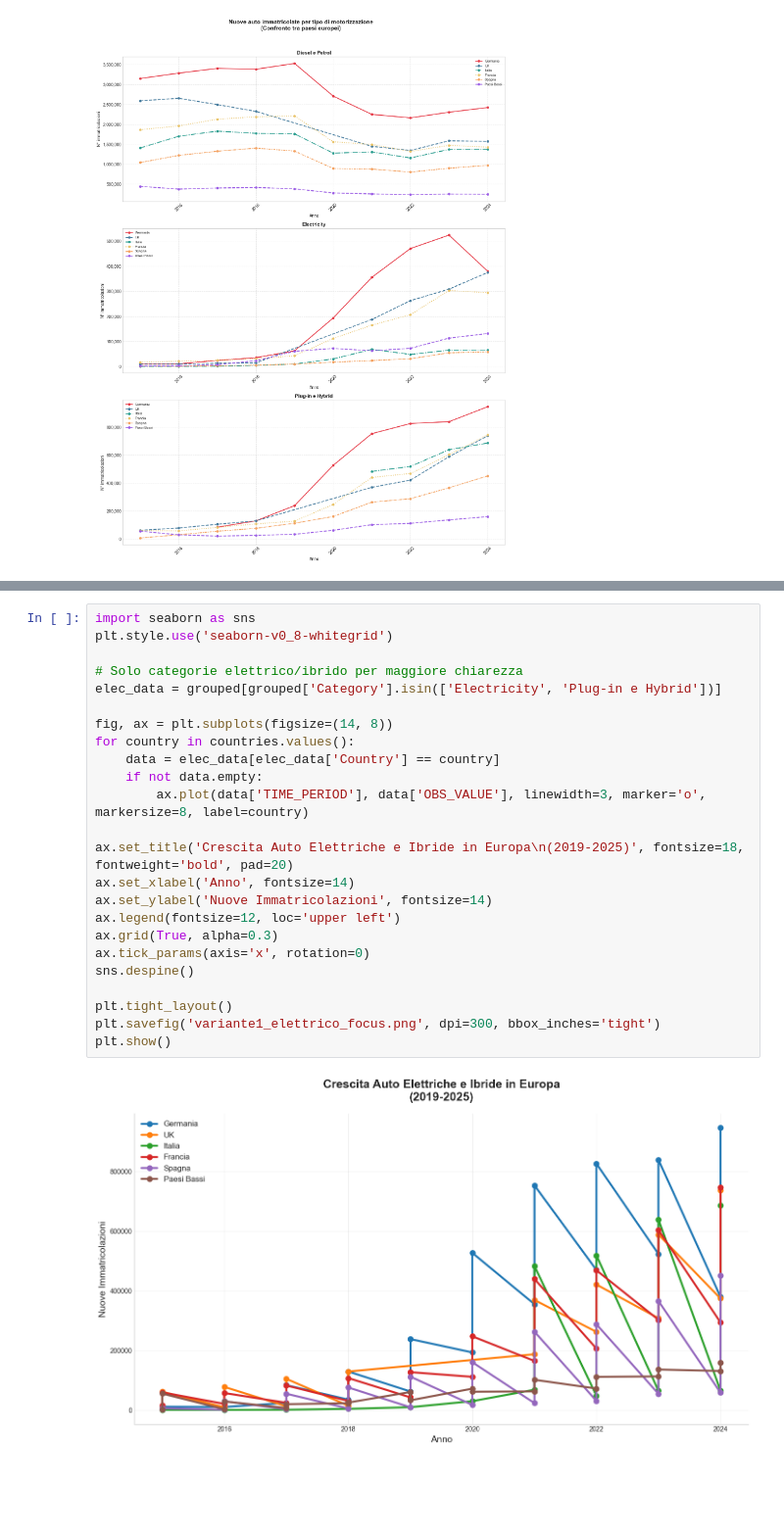
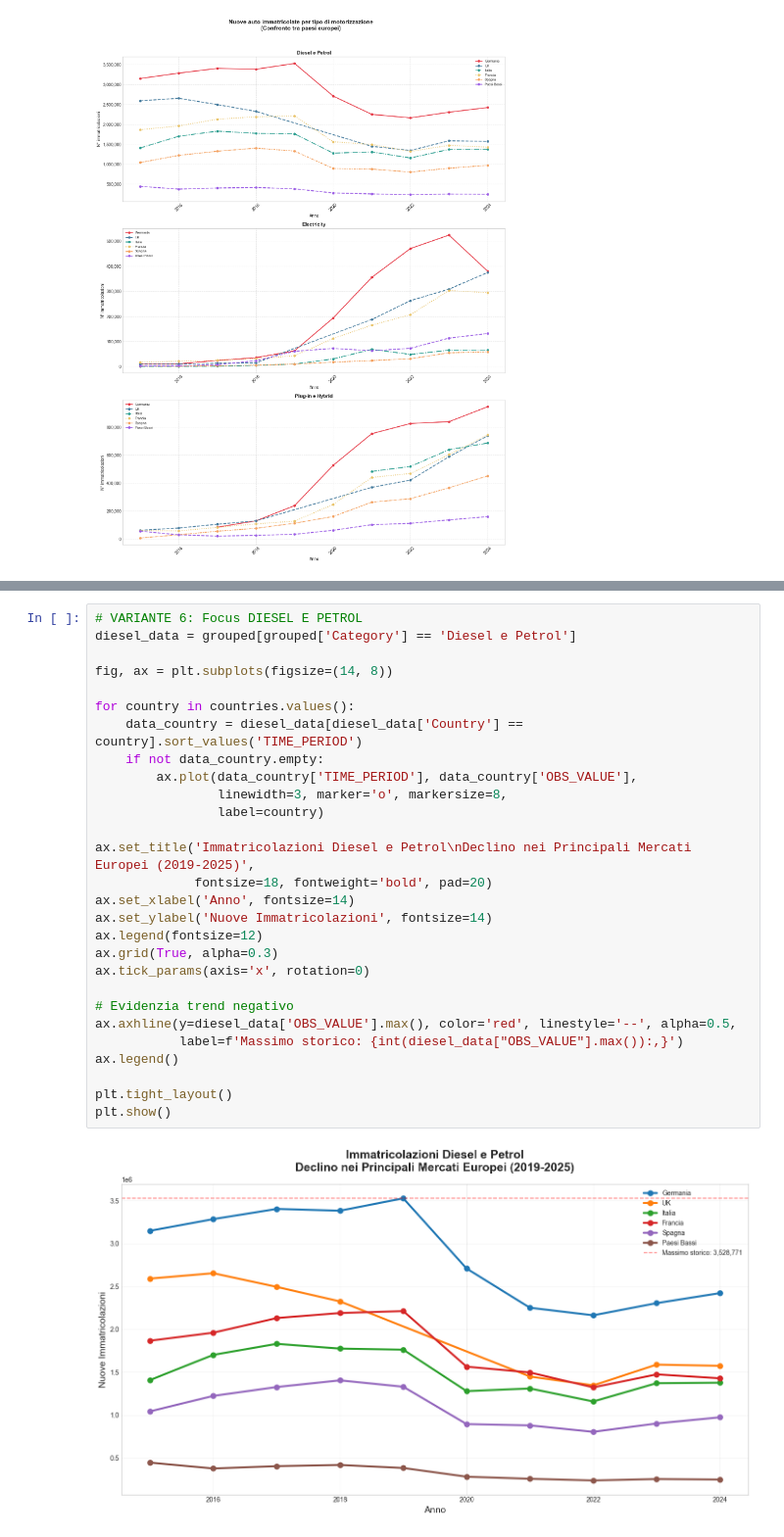
Before and after one commit to MarcoB27/data_visualization, a Jupyter notebook: script/combustion_engine_europe.ipynb, the cells around one changed output, grey strips where cells are left out. Shown at 98% size. Cells and saved outputs as stored; diff of their text form; blank space fills up the shorter version.

```diff
--- a/script/combustion_engine_europe.ipynb
+++ b/script/combustion_engine_europe.ipynb
@@ -91,26 +154,30 @@ plt.tight_layout()
 # %%
-import seaborn as sns
-plt.style.use('seaborn-v0_8-whitegrid')
-
-# Solo categorie elettrico/ibrido per maggiore chiarezza
-elec_data = grouped[grouped['Category'].isin(['Electricity', 'Plug-in e Hybrid'])]
+# VARIANTE 6: Focus DIESEL E PETROL
+diesel_data = grouped[grouped['Category'] == 'Diesel e Petrol']
 
 fig, ax = plt.subplots(figsize=(14, 8))
+
 for country in countries.values():
-    data = elec_data[elec_data['Country'] == country]
-    if not data.empty:
-        ax.plot(data['TIME_PERIOD'], data['OBS_VALUE'], linewidth=3, marker='o', markersize=8, label=country)
+    data_country = diesel_data[diesel_data['Country'] == country].sort_values('TIME_PERIOD')
+    if not data_country.empty:
+        ax.plot(data_country['TIME_PERIOD'], data_country['OBS_VALUE'],
+                linewidth=3, marker='o', markersize=8,
+                label=country)
 
-ax.set_title('Crescita Auto Elettriche e Ibride in Europa\n(2019-2025)', fontsize=18, fontweight='bold', pad=20)
+ax.set_title('Immatricolazioni Diesel e Petrol\nDeclino nei Principali Mercati Europei (2019-2025)',
+             fontsize=18, fontweight='bold', pad=20)
 ax.set_xlabel('Anno', fontsize=14)
 ax.set_ylabel('Nuove Immatricolazioni', fontsize=14)
-ax.legend(fontsize=12, loc='upper left')
+ax.legend(fontsize=12)
 ax.grid(True, alpha=0.3)
 ax.tick_params(axis='x', rotation=0)
-sns.despine()
+
+# Evidenzia trend negativo
+ax.axhline(y=diesel_data['OBS_VALUE'].max(), color='red', linestyle='--', alpha=0.5,
+           label=f'Massimo storico: {int(diesel_data["OBS_VALUE"].max()):,}')
+ax.legend()
 
 plt.tight_layout()
-plt.savefig('variante1_elettrico_focus.png', dpi=300, bbox_inches='tight')
 plt.show()
 # %% [output]
-[figure, old version]
+[figure, new version]
```
Also changed, not shown: parts of 11 cells of this notebook, 2 other files.
